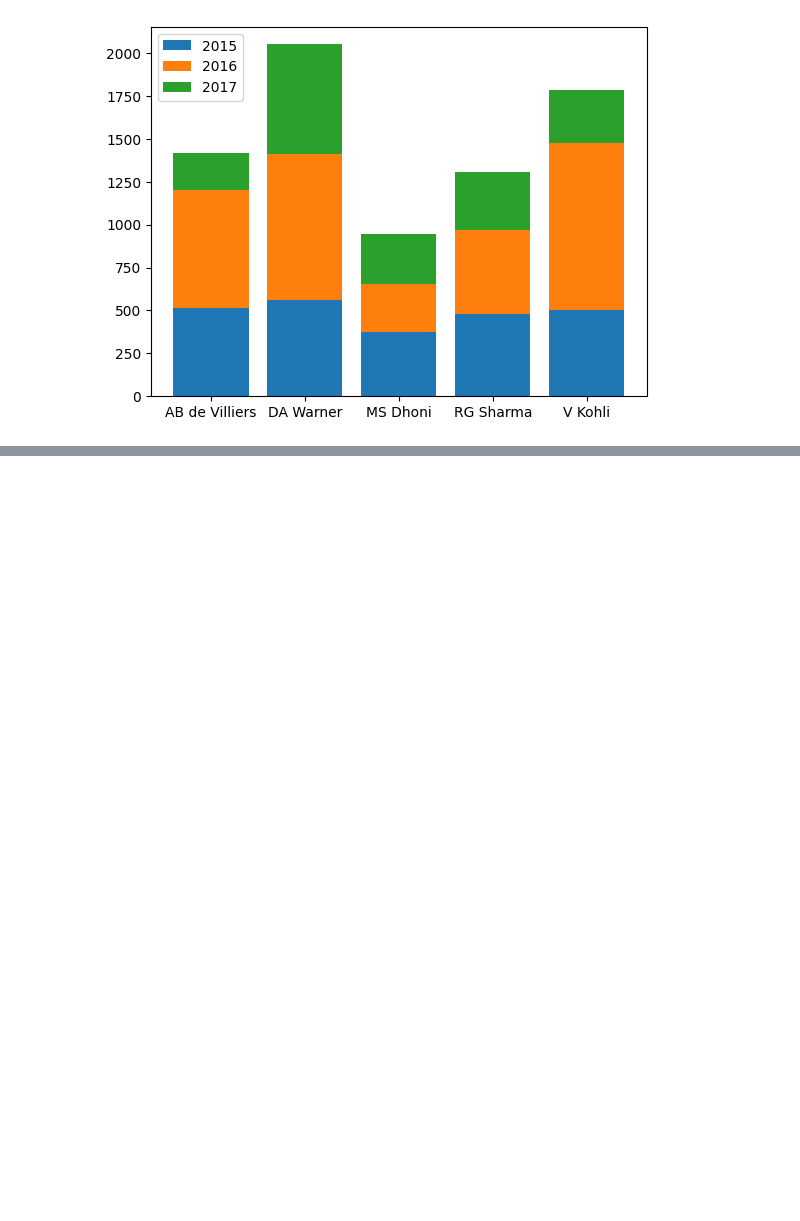
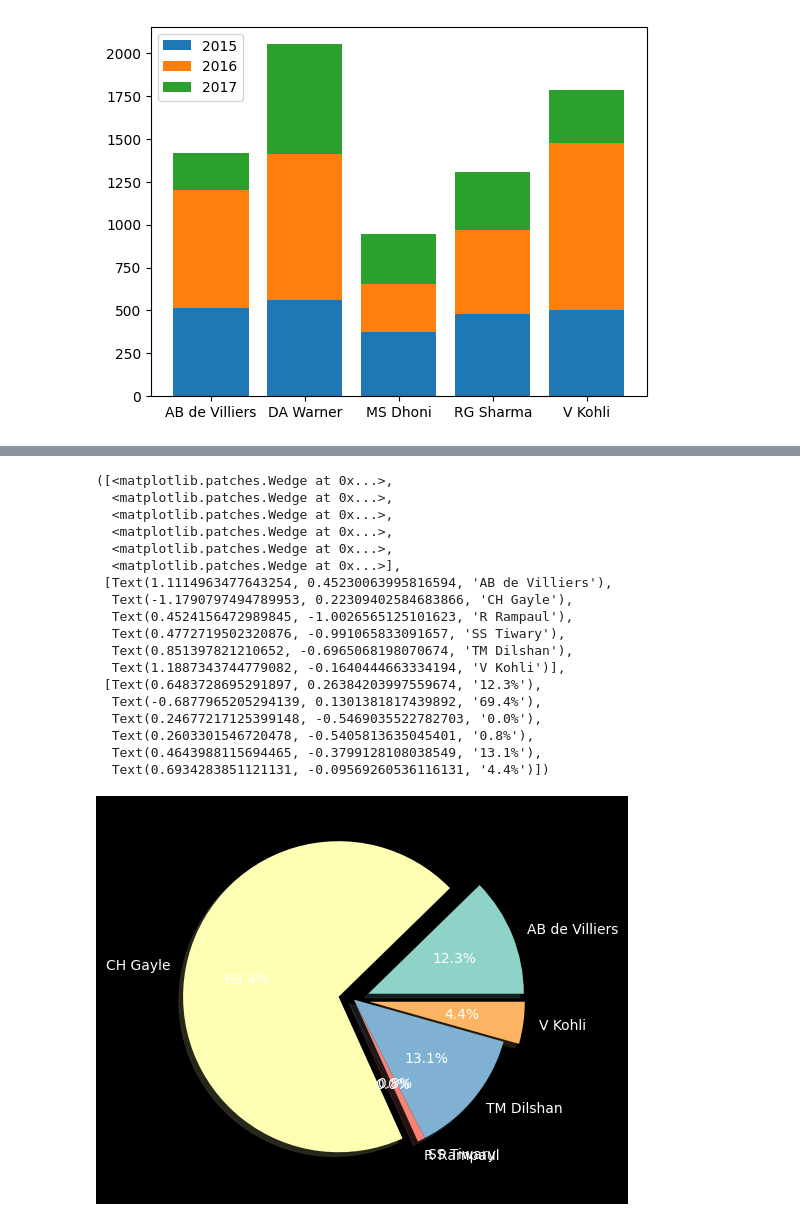
Before and after one commit to Prathambiradr12345/Machine-_learning, a Jupyter notebook: matplot_series.ipynb, the cells around one changed output, grey strips where cells are left out. Saved outputs shown, nothing was run; the diff lists cells and outputs as text; code cells hidden in the pictures; blank space fills up the shorter version.

```diff
--- a/matplot_series.ipynb
+++ b/matplot_series.ipynb
@@ -209,0 +269,22 @@ plt.show()
+# %%
+plt.pie(df['batsman_runs'],labels=df['batsman'],autopct='%1.1f%%',explode=[0.1,0.1,0,0,0,0.1],shadow=True)
+# %% [output]
+([<matplotlib.patches.Wedge at 0x...>,
+  <matplotlib.patches.Wedge at 0x...>,
+  <matplotlib.patches.Wedge at 0x...>,
+  <matplotlib.patches.Wedge at 0x...>,
+  <matplotlib.patches.Wedge at 0x...>,
+  <matplotlib.patches.Wedge at 0x...>],
+ [Text(1.1114963477643254, 0.45230063995816594, 'AB de Villiers'),
+  Text(-1.1790797494789953, 0.22309402584683866, 'CH Gayle'),
+  Text(0.4524156472989845, -1.0026565125101623, 'R Rampaul'),
+  Text(0.4772719502320876, -0.991065833091657, 'SS Tiwary'),
+  Text(0.851397821210652, -0.6965068198070674, 'TM Dilshan'),
+  Text(1.1887343744779082, -0.1640444663334194, 'V Kohli')],
+ [Text(0.6483728695291897, 0.26384203997559674, '12.3%'),
+  Text(-0.6877965205294139, 0.1301381817439892, '69.4%'),
+  Text(0.24677217125399148, -0.5469035522782703, '0.0%'),
+  Text(0.2603301546720478, -0.5405813635045401, '0.8%'),
+  Text(0.4643988115694465, -0.3799128108038549, '13.1%'),
+  Text(0.6934283851121131, -0.09569260536116131, '4.4%')])
+[figure, added]
```
Also changed, not shown: parts of 15 cells of this notebook.
